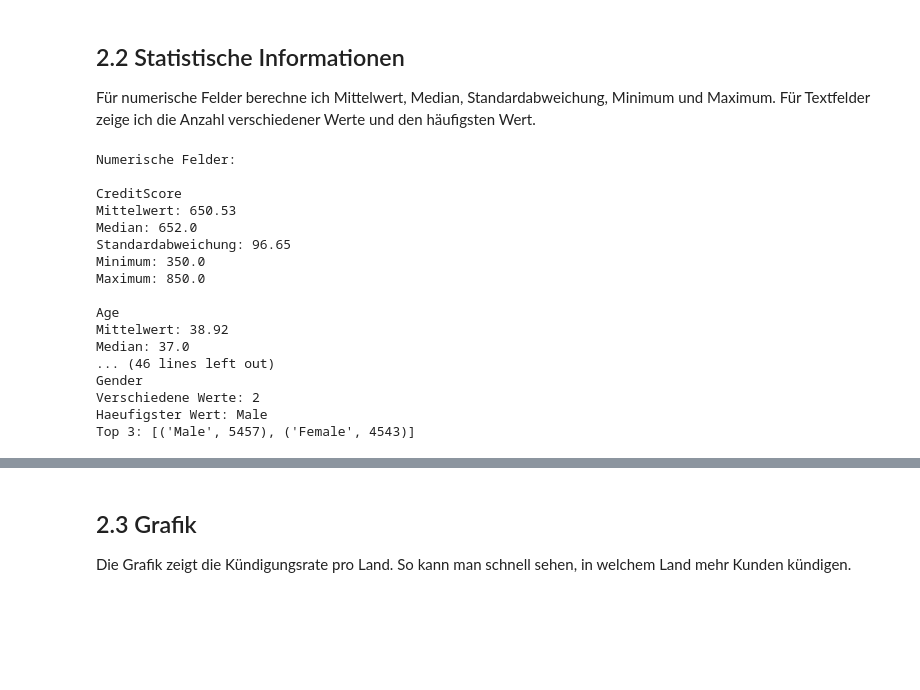
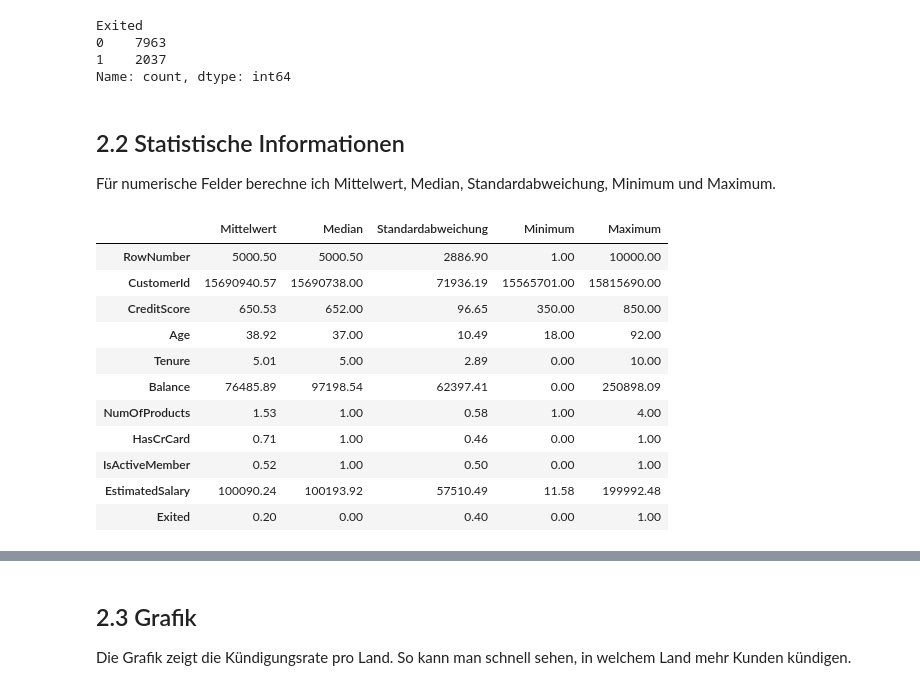
Before and after one commit to Geldflamme365/LB259, a Jupyter notebook: data_description.ipynb, the cells around one changed output, grey strips where cells are left out. Cells and saved outputs as stored; diff of their text form; code cells hidden in the pictures; blank space fills up the shorter version.

```diff
--- a/data_description.ipynb
+++ b/data_description.ipynb
@@ -37,44 +59,36 @@ Verteilung von Exited:
+# %%
+df['Exited'].value_counts()
+# %% [output]
+Exited
+0    7963
+1    2037
+Name: count, dtype: int64
 # %% [markdown]
 ## 2.2 Statistische Informationen
 
-Für numerische Felder berechne ich Mittelwert, Median, Standardabweichung, Minimum und Maximum. Für Textfelder zeige ich die Anzahl verschiedener Werte und den häufigsten Wert.
+Für numerische Felder berechne ich Mittelwert, Median, Standardabweichung, Minimum und Maximum.
-# %%
-numeric_fields = ['CreditScore', 'Age', 'Tenure', 'Balance', 'NumOfProducts', 'EstimatedSalary', 'Exited']
-text_fields = ['Geography', 'Gender']
-
-print('Numerische Felder:')
-for field in numeric_fields:
-    values = [float(row[field]) for row in rows]
-    print('\n' + field)
-    print('Mittelwert:', round(statistics.mean(values), 2))
-    print('Median:', round(statistics.median(values), 2))
-    print('Standardabweichung:', round(statistics.stdev(values), 2))
-    print('Minimum:', round(min(values), 2))
-    print('Maximum:', round(max(values), 2))
-
-print('\nTextfelder:')
-for field in text_fields:
-    values = [row[field] for row in rows]
-    counts = Counter(values)
-    print('\n' + field)
-    print('Verschiedene Werte:', len(counts))
-    print('Haeufigster Wert:', counts.most_common(1)[0][0])
-    print('Top 3:', counts.most_common(3))
-# %% [output]
-Numerische Felder:
-
-CreditScore
-Mittelwert: 650.53
-Median: 652.0
-Standardabweichung: 96.65
-Minimum: 350.0
-Maximum: 850.0
-
-Age
-Mittelwert: 38.92
-Median: 37.0
-... (46 lines left out)
-Gender
-Verschiedene Werte: 2
-Haeufigster Wert: Male
-Top 3: [('Male', 5457), ('Female', 4543)]
+# %%
+numerische_spalten = df.select_dtypes(include='number').columns
+
+statistik = pd.DataFrame({
+    'Mittelwert': df[numerische_spalten].mean(),
+    'Median': df[numerische_spalten].median(),
+    'Standardabweichung': df[numerische_spalten].std(),
+    'Minimum': df[numerische_spalten].min(),
+    'Maximum': df[numerische_spalten].max()
+})
+
+statistik.round(2)
+# %% [output]
+|  | Mittelwert | Median | Standardabweichung | Minimum | Maximum |
+| RowNumber | 5000.50 | 5000.50 | 2886.90 | 1.00 | 10000.00 |
+| CustomerId | 15690940.57 | 15690738.00 | 71936.19 | 15565701.00 | 15815690.00 |
+| CreditScore | 650.53 | 652.00 | 96.65 | 350.00 | 850.00 |
+| Age | 38.92 | 37.00 | 10.49 | 18.00 | 92.00 |
+| Tenure | 5.01 | 5.00 | 2.89 | 0.00 | 10.00 |
+| Balance | 76485.89 | 97198.54 | 62397.41 | 0.00 | 250898.09 |
+| NumOfProducts | 1.53 | 1.00 | 0.58 | 1.00 | 4.00 |
+| HasCrCard | 0.71 | 1.00 | 0.46 | 0.00 | 1.00 |
+| IsActiveMember | 0.52 | 1.00 | 0.50 | 0.00 | 1.00 |
+| EstimatedSalary | 100090.24 | 100193.92 | 57510.49 | 11.58 | 199992.48 |
+| Exited | 0.20 | 0.00 | 0.40 | 0.00 | 1.00 |
```
Also changed, not shown: parts of 16 cells of this notebook.
